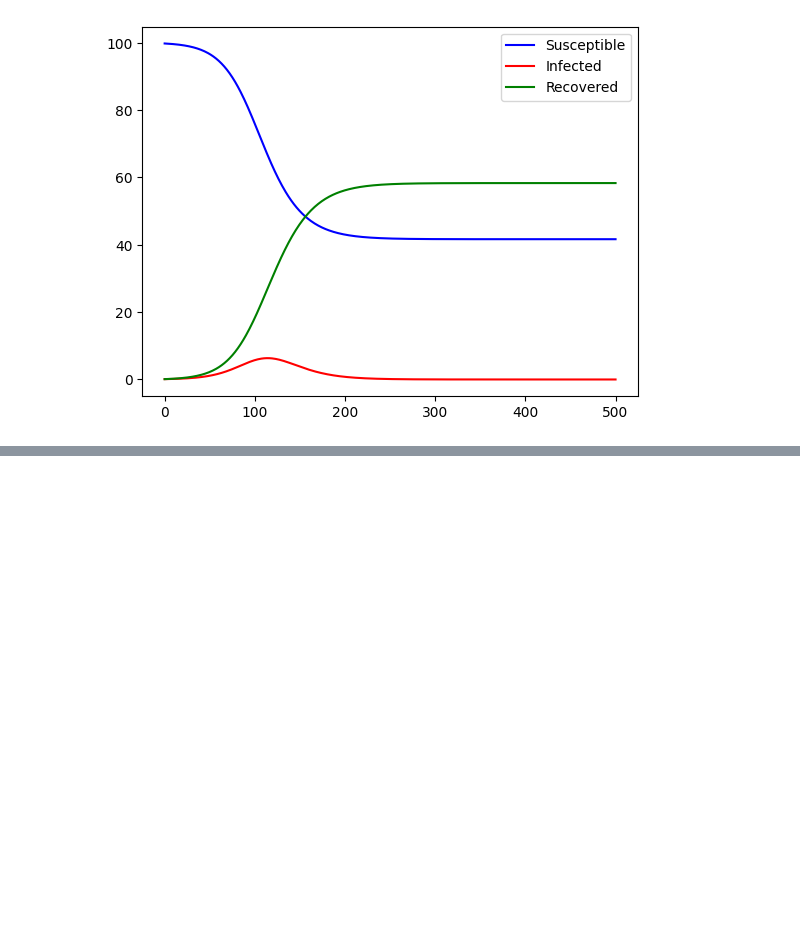
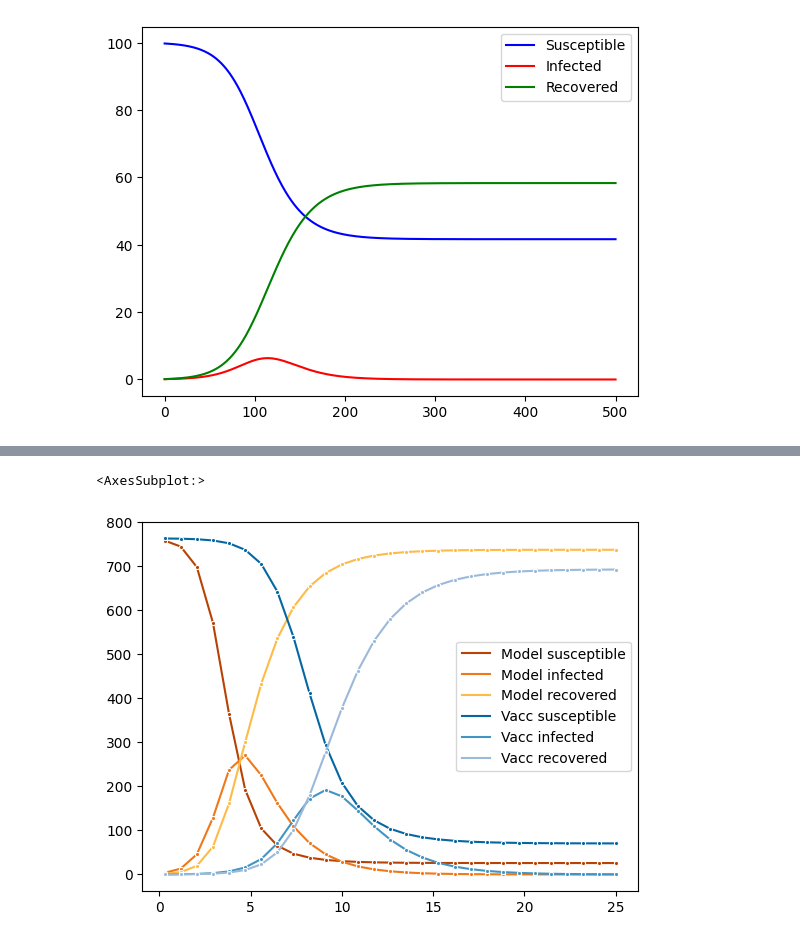
Before and after one commit to vitalismaxim/Intro-Computational-Science, a Jupyter notebook: assignment1.ipynb, the cells around one changed output, grey strips where cells are left out. Saved outputs shown, nothing was run; the diff lists cells and outputs as text; code cells hidden in the pictures; blank space fills up the shorter version.

```diff
--- a/assignment1.ipynb
+++ b/assignment1.ipynb
@@ -78,0 +81,15 @@ sns.lineplot(data=data, dashes = False, palette=['b', 'r', 'g'])
+# %%
+vacc_b = b * 0.75
+
+vacc = odeint(model, y0, t1, args=(pop, vacc_b , g))
+vacc = pd.DataFrame(vacc, index = t1, columns=['Vacc susceptible', 'Vacc infected', 'Vacc recovered'])
+vacc = vacc[vacc.index > 0]
+
+palette_model = sns.color_palette("YlOrBr_r",4)
+palette_vacc = sns.color_palette("PuBu_r", 4)
+
+sns.lineplot(data=data, marker = '.', dashes = False, palette=palette_model)
+sns.lineplot(data=vacc, marker = '.', dashes = False, palette=palette_vacc)
+# %% [output]
+<AxesSubplot:>
+[figure, added]
```
Also changed, not shown: parts of 15 cells of this notebook, 2 other files.
